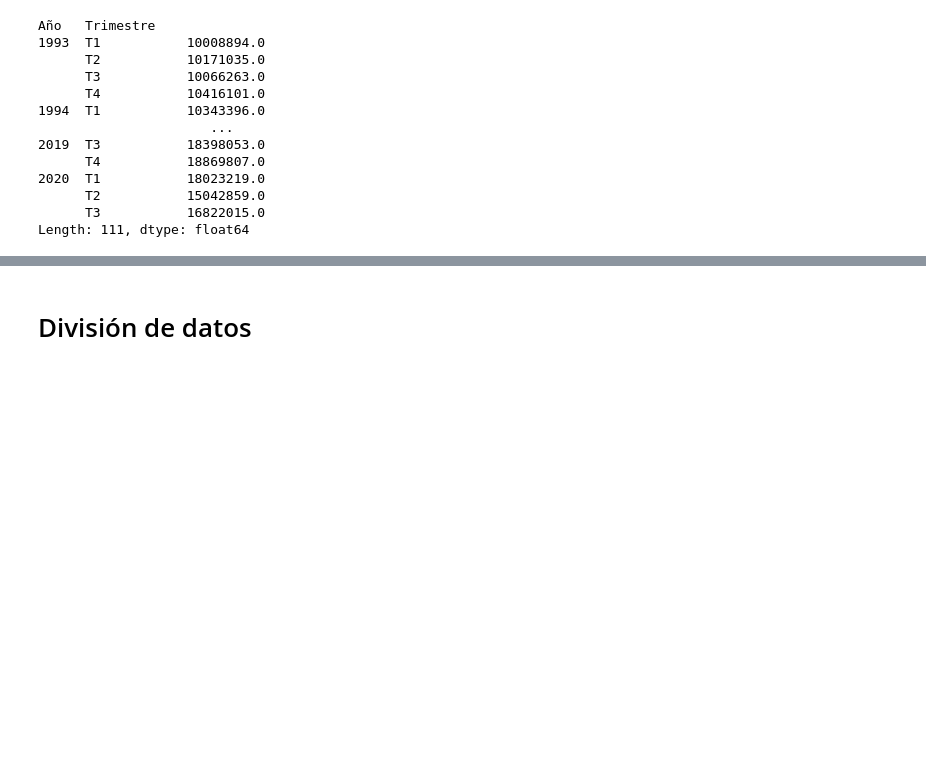
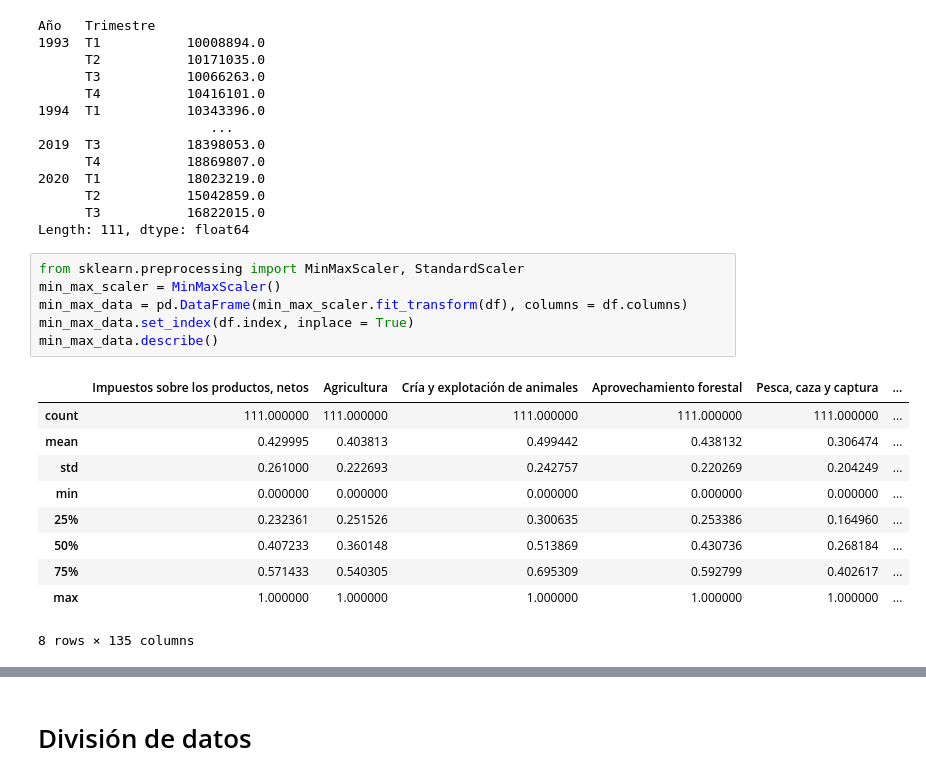
Before and after one commit to magmapinguin/Estimacion-del-PIB-mediante-Ciencia-de-datos, a Jupyter notebook: Notebooks/modelado.ipynb, the cells around one changed output, grey strips where cells are left out. Saved outputs shown, nothing was run; the diff lists cells and outputs as text; blank space fills up the shorter version.

```diff
--- a/Notebooks/modelado.ipynb
+++ b/Notebooks/modelado.ipynb
@@ -59,3 +59,20 @@ Año   Trimestre
       T2           15042859.0
       T3           16822015.0
 Length: 111, dtype: float64
+# %%
+from sklearn.preprocessing import MinMaxScaler, StandardScaler
+min_max_scaler = MinMaxScaler()
+min_max_data = pd.DataFrame(min_max_scaler.fit_transform(df), columns = df.columns)
+min_max_data.set_index(df.index, inplace = True)
+min_max_data.describe()
+# %% [output]
+|  | Impuestos sobre los productos, netos | Agricultura | Cría y explotación de animales | Aprovechamiento forestal | Pesca, caza y captura | ... |
+| count | 111.000000 | 111.000000 | 111.000000 | 111.000000 | 111.000000 | ... |
+| mean | 0.429995 | 0.403813 | 0.499442 | 0.438132 | 0.306474 | ... |
+| std | 0.261000 | 0.222693 | 0.242757 | 0.220269 | 0.204249 | ... |
+| min | 0.000000 | 0.000000 | 0.000000 | 0.000000 | 0.000000 | ... |
+| 25% | 0.232361 | 0.251526 | 0.300635 | 0.253386 | 0.164960 | ... |
+| 50% | 0.407233 | 0.360148 | 0.513869 | 0.430736 | 0.268184 | ... |
+| 75% | 0.571433 | 0.540305 | 0.695309 | 0.592799 | 0.402617 | ... |
+| max | 1.000000 | 1.000000 | 1.000000 | 1.000000 | 1.000000 | ... |
+8 rows × 135 columns
```
Also changed, not shown: parts of 14 cells of this notebook, 2 other files.
